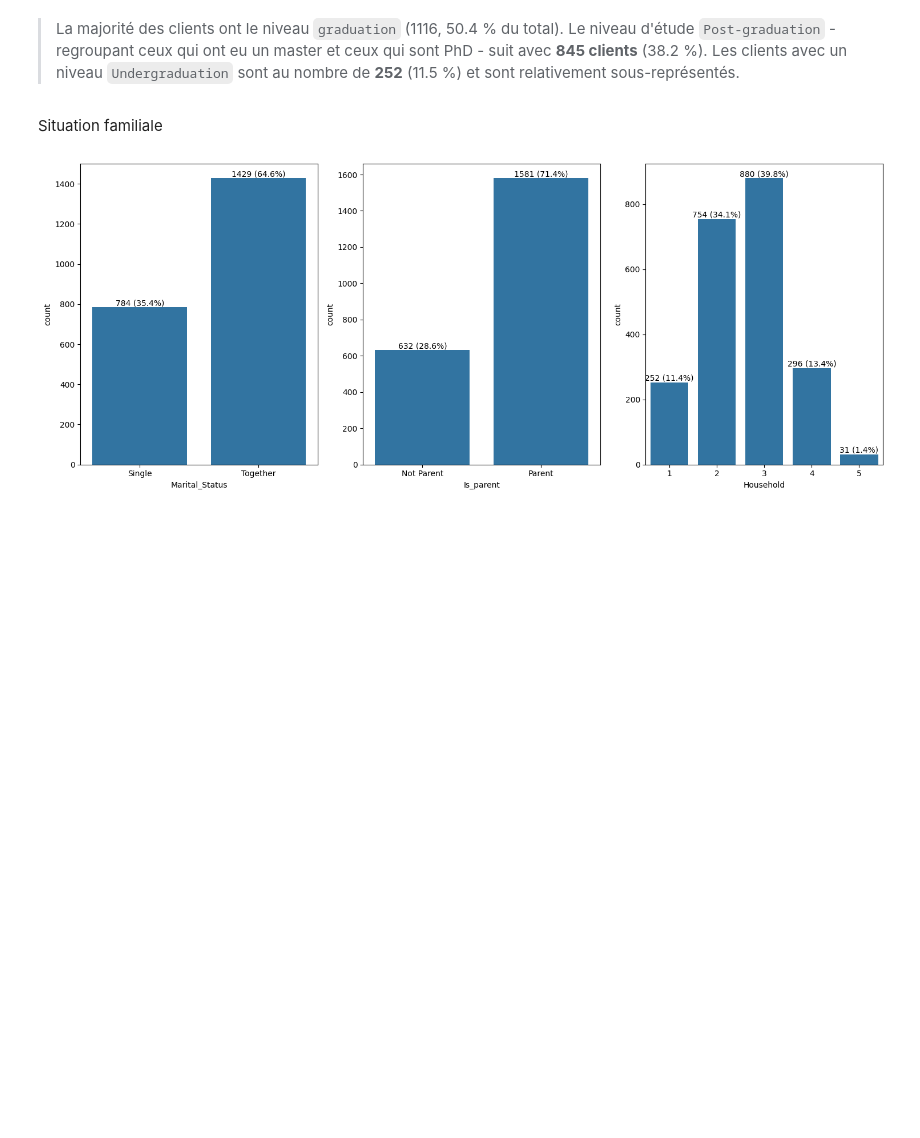
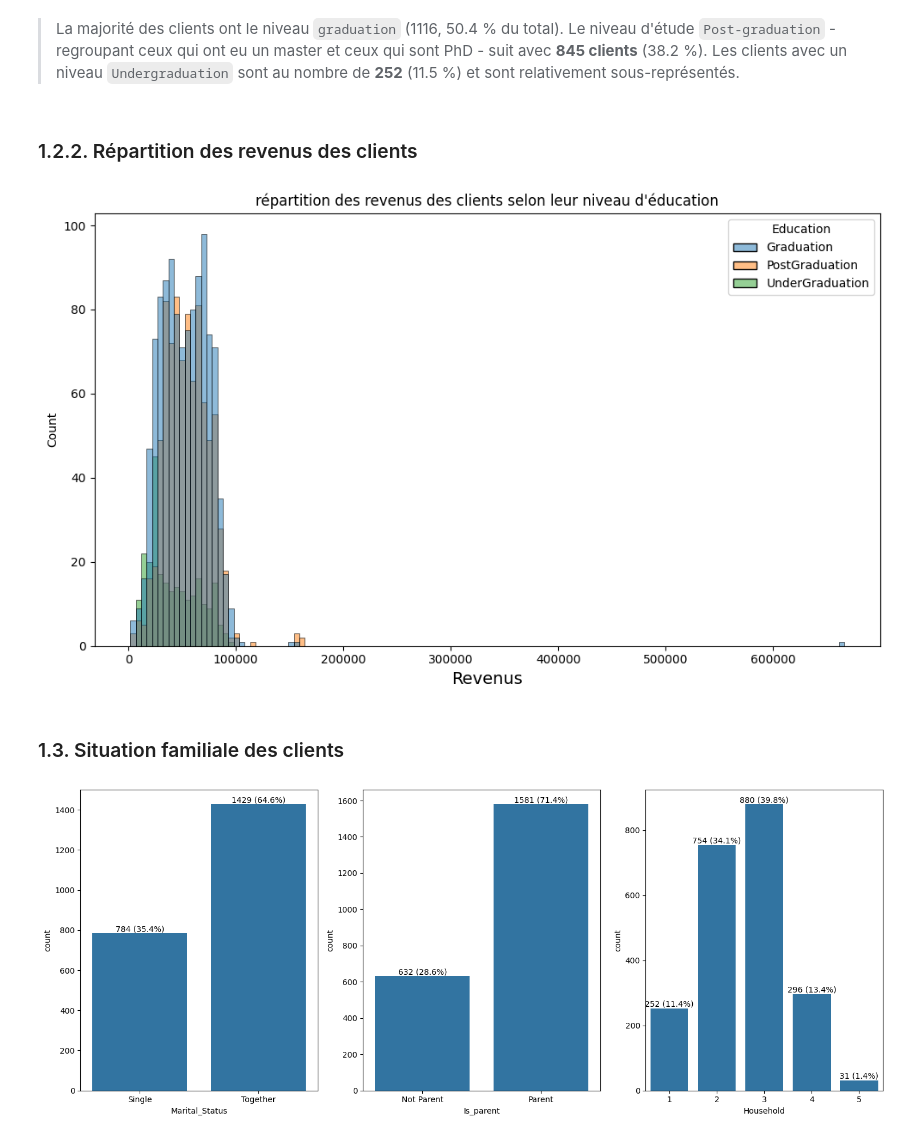
Before and after one commit to RoseM-hub/Marketing-Campaign, a Jupyter notebook: Notebooks/02 - Exploration des données.ipynb, the cells around one changed output. Cells and saved outputs as stored; diff of their text form; code cells hidden in the pictures; blank space fills up the shorter version.

```diff
--- a/Notebooks/02 - Exploration des données.ipynb
+++ b/Notebooks/02 - Exploration des données.ipynb
@@ -80,8 +84,19 @@ plt.show()
 [figure]
 # %% [markdown]
 > La majorité des clients ont le niveau `graduation` (1116, 50.4 % du total). Le niveau d'étude `Post-graduation` - regroupant ceux qui ont eu un master et ceux qui sont PhD - suit avec **845 clients** (38.2 %). Les clients avec un niveau `Undergraduation` sont au nombre de **252** (11.5 %) et sont relativement sous-représentés.
-# %% [markdown]
-Situation familiale
+# %% [markdown]
+### 1.2.2. Répartition des revenus des clients
+# %%
+plt.figure(figsize=(10, 6))
+sns.histplot(x=data['Income'], data=data, hue = 'Education')
+plt.title("répartition des revenus des clients selon leur niveau d'éducation")
+plt.tight_layout()
+plt.xlabel("Revenus", fontsize=14)
+plt.show()
+# %% [output]
+[figure, added]
+# %% [markdown]
+### 1.3. Situation familiale des clients
 # %%
 fig, axes = plt.subplots(1, 3, figsize=(15, 6))
 plt.subplot(1, 3, 1)
```
Also changed, not shown: parts of 24 cells of this notebook.
